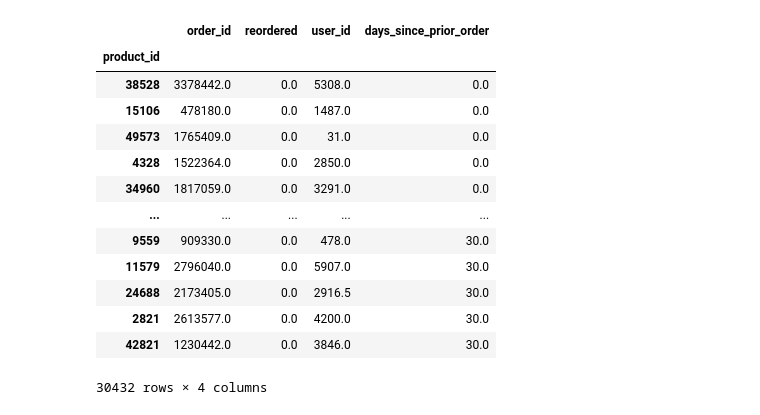
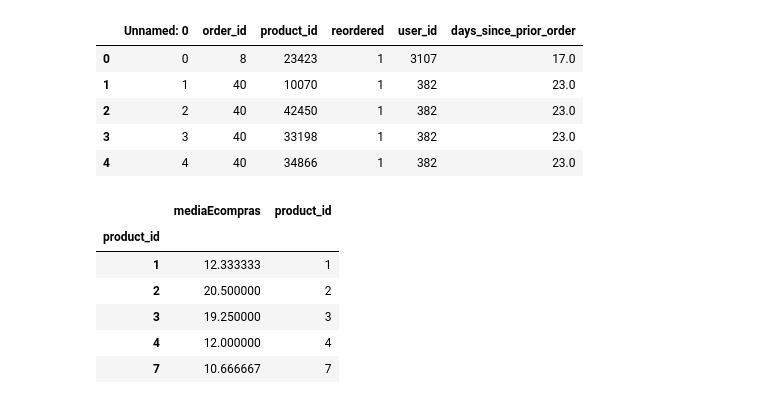
Before and after one commit to JoanSalinas/manducare, a Jupyter notebook: manducareJupyter.ipynb, the cells around one changed output. Drawn from its saved outputs; the diff is of its cells as text; code cells hidden in the pictures.

```diff
--- a/manducareJupyter.ipynb
+++ b/manducareJupyter.ipynb
@@ -2,24 +2,6 @@
 import pandas as pd
 import numpy as np
 departments = pd.read_csv('.\\data\\departments.csv', sep=',', encoding="ISO-8859-1")
-#orders = pd.read_csv('.\\data\\orders.csv', sep=',', encoding="ISO-8859-1")
-#orderProducts = pd.read_csv('.\\data\\order_products.csv', sep=',', encoding="ISO-8859-1")
 products = pd.read_csv('.\\data\\products.csv', sep=',', encoding="ISO-8859-1")
-
-#dfTest = pd.merge(orders, orderProducts, on="order_id")
+mergedOrders = pd.read_csv('.\\data\\mergedOrders.csv', sep=',', encoding="ISO-8859-1")
+orders1 = pd.read_csv('.\\data\\orders.csv', sep=',', encoding="ISO-8859-1")
-# %%
-orders11 = pd.read_csv('.\\rawData\\orders.csv', sep=',', encoding="ISO-8859-1")
-orderProducts11 = pd.read_csv('.\\rawData\\order_products__train.csv', sep=',', encoding="ISO-8859-1")
-orderProducts12 = pd.read_csv('.\\rawData\\order_products__prior.csv', sep=',', encoding="ISO-8859-1")
-
-orders1 = orders11.drop(columns=['eval_set', 'order_number','order_dow','order_hour_of_day'])
-orderProducts1 = orderProducts11.drop(columns=['add_to_cart_order'])
-orderProducts2 = orderProducts12.drop(columns=['add_to_cart_order'])
-orders1 = orders1.sort_values("user_id").head(100098)
-
-mergedOrders = pd.merge(orderProducts1, orders1, on="order_id")
-
-mergedOrders1 = pd.merge(orderProducts2, orders1, on="order_id")
-
-mergedOrders=mergedOrders1.append(mergedOrders)
-mergedOrders
@@ -79,19 +8,28 @@ Length: 398202, dtype: int64
+# %%
+products.head()
+departments.head()
+mergedOrders.head()
+# %% [output]
+|  | Unnamed: 0 | order_id | product_id | reordered | user_id | days_since_prior_order |
+| 0 | 0 | 8 | 23423 | 1 | 3107 | 17.0 |
+| 1 | 1 | 40 | 10070 | 1 | 382 | 23.0 |
+| 2 | 2 | 40 | 42450 | 1 | 382 | 23.0 |
+| 3 | 3 | 40 | 33198 | 1 | 382 | 23.0 |
+| 4 | 4 | 40 | 34866 | 1 | 382 | 23.0 |
 # %%
 #mergedOrders = mergedOrders.drop(columns = ["order_id"])
 dfDaysAverage = mergedOrders.groupby("product_id").mean()
 dfDaysAverage.sort_values("days_since_prior_order").dropna()
+dfDaysAverage = dfDaysAverage.drop(columns=["Unnamed: 0","order_id","reordered","user_id"])
+dfDaysAverage = dfDaysAverage.rename(columns={"days_since_prior_order": "mediaEcompras"})
+dfDaysAverage = dfDaysAverage[dfDaysAverage["mediaEcompras"] > 0]
+dfDaysAverage['product_id'] = dfDaysAverage.index
+dfDaysAverage.head()
 # %% [output]
-|  | order_id | reordered | user_id | days_since_prior_order |
-| product_id |  |  |  |  |
-| 38528 | 3378442.0 | 0.0 | 5308.0 | 0.0 |
-| 15106 | 478180.0 | 0.0 | 1487.0 | 0.0 |
-| 49573 | 1765409.0 | 0.0 | 31.0 | 0.0 |
-| 4328 | 1522364.0 | 0.0 | 2850.0 | 0.0 |
-| 34960 | 1817059.0 | 0.0 | 3291.0 | 0.0 |
-| ... | ... | ... | ... | ... |
-| 9559 | 909330.0 | 0.0 | 478.0 | 30.0 |
-| 11579 | 2796040.0 | 0.0 | 5907.0 | 30.0 |
-| 24688 | 2173405.0 | 0.0 | 2916.5 | 30.0 |
-| 2821 | 2613577.0 | 0.0 | 4200.0 | 30.0 |
-| 42821 | 1230442.0 | 0.0 | 3846.0 | 30.0 |
+|  | mediaEcompras | product_id |
+| product_id |  |  |
+| 1 | 12.333333 | 1 |
+| 2 | 20.500000 | 2 |
+| 3 | 19.250000 | 3 |
+| 4 | 12.000000 | 4 |
+| 7 | 10.666667 | 7 |
-30432 rows × 4 columns
```
Also changed, not shown: parts of 20 cells of this notebook.
